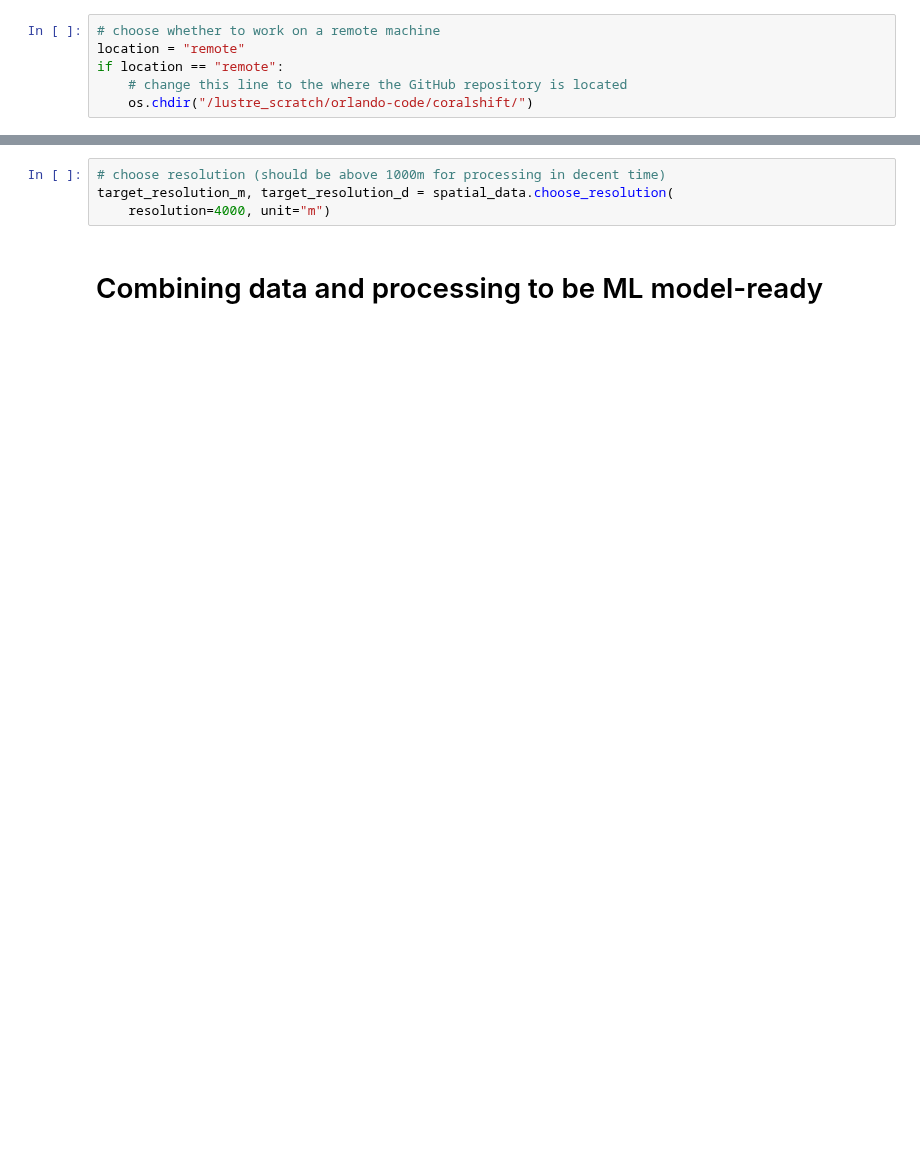
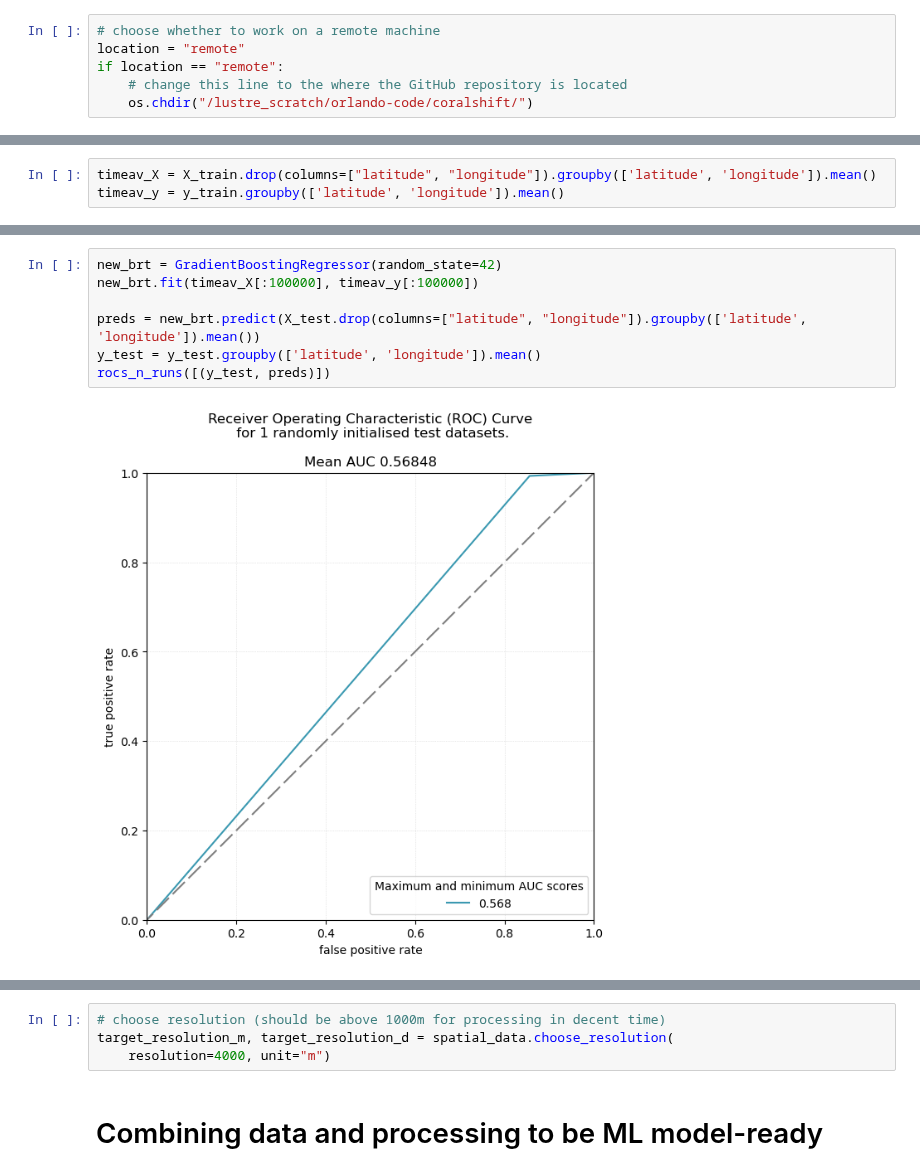
Before and after one commit to orlando-code/coralshift, a Jupyter notebook: notebooks/ml_data_processing.ipynb, the cells around one changed output, grey strips where cells are left out. Drawn from its saved outputs; the diff is of its cells as text; blank space fills up the shorter version.

Commit message:
refactoring test_train

```diff
--- a/notebooks/ml_data_processing.ipynb
+++ b/notebooks/ml_data_processing.ipynb
@@ -52,0 +275,3 @@ from coralshift.dataloading import data_structure, climate_data, bathymetry, ree
+# %%
+timeav_X = X_train.drop(columns=["latitude", "longitude"]).groupby(['latitude', 'longitude']).mean()
+timeav_y = y_train.groupby(['latitude', 'longitude']).mean()
@@ -52,0 +294,9 @@ from coralshift.dataloading import data_structure, climate_data, bathymetry, ree
+# %%
+new_brt = GradientBoostingRegressor(random_state=42)
+new_brt.fit(timeav_X[:100000], timeav_y[:100000])
+
+preds = new_brt.predict(X_test.drop(columns=["latitude", "longitude"]).groupby(['latitude', 'longitude']).mean())
+y_test = y_test.groupby(['latitude', 'longitude']).mean()
+rocs_n_runs([(y_test, preds)])
+# %% [output]
+[figure, added]
```
Also changed, not shown: parts of 59 cells of this notebook, 4 other files.
